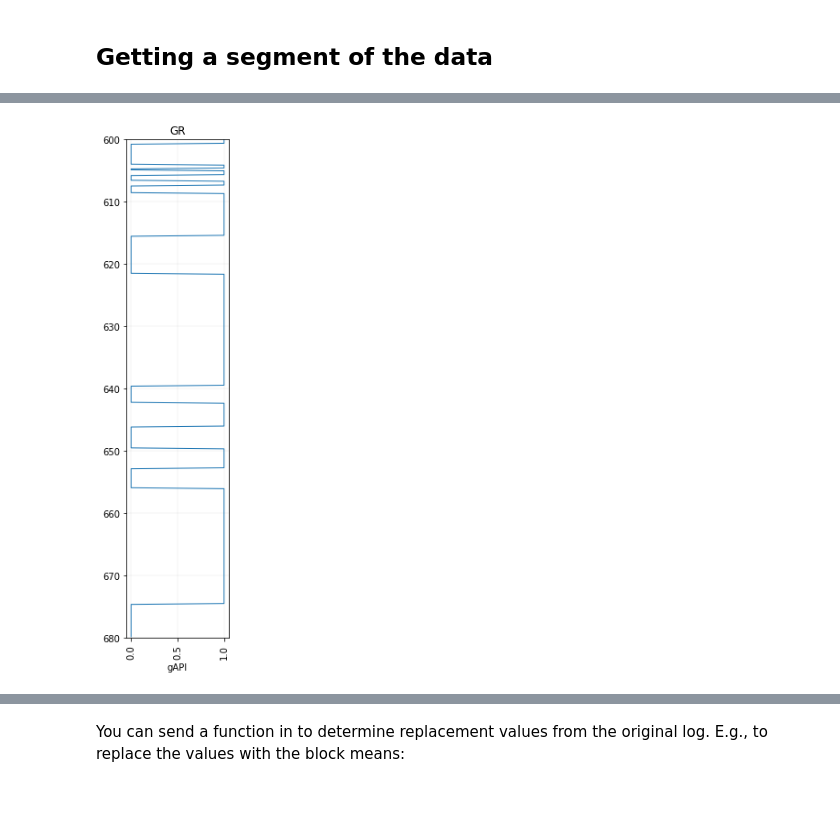
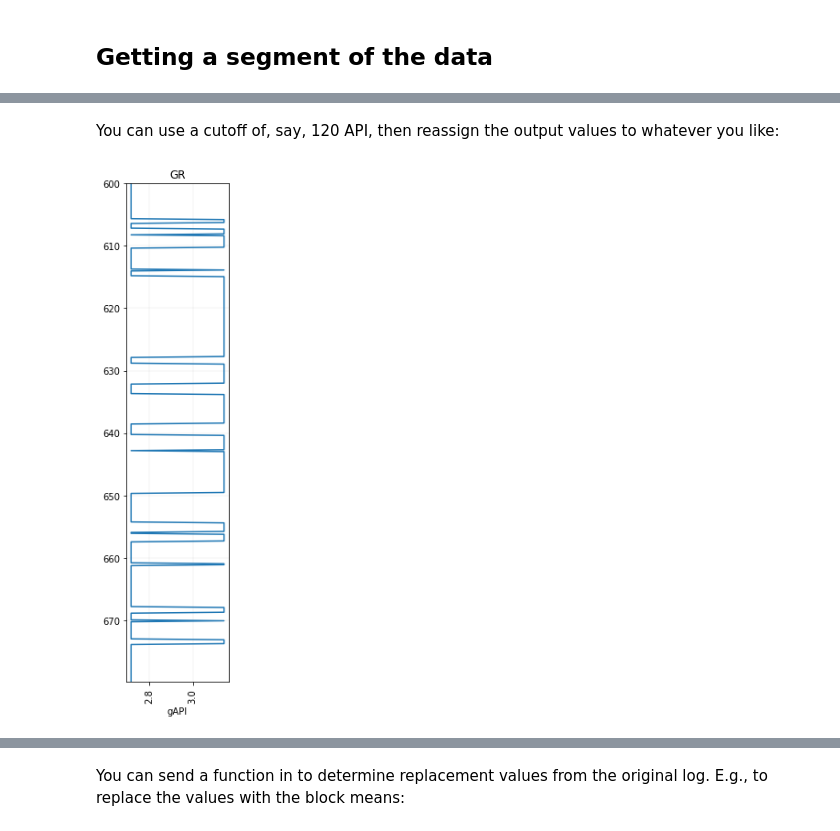
Before and after one commit to agilescientific/welly, a Jupyter notebook: tutorial/Curves.ipynb, the cells around one changed output, grey strips where cells are left out. Cells and saved outputs as stored; diff of their text form; code cells hidden in the pictures; blank space fills up the shorter version.

```diff
--- a/tutorial/Curves.ipynb
+++ b/tutorial/Curves.ipynb
@@ -220,4 +280,6 @@ segment.basis[-1]
+# %% [markdown]
+You can use a cutoff of, say, 120 API, then reassign the output values to whatever you like:
 # %%
-segment.block(cutoffs=50).plot()
+segment.block(cutoffs=120, values=(2.718, 3.142)).plot()
 # %% [output]
-[figure, old version]
+[figure, new version]
```
Also changed, not shown: parts of 28 cells of this notebook, 3 other files.
